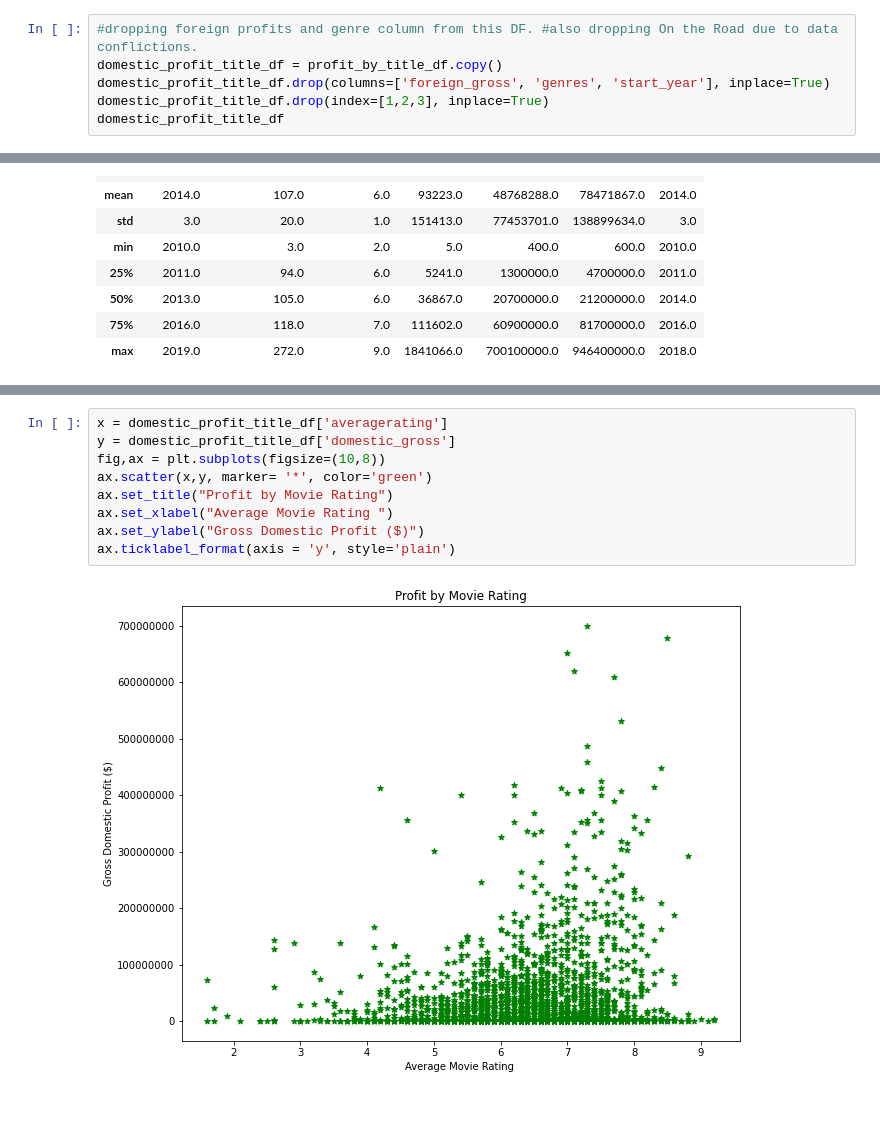
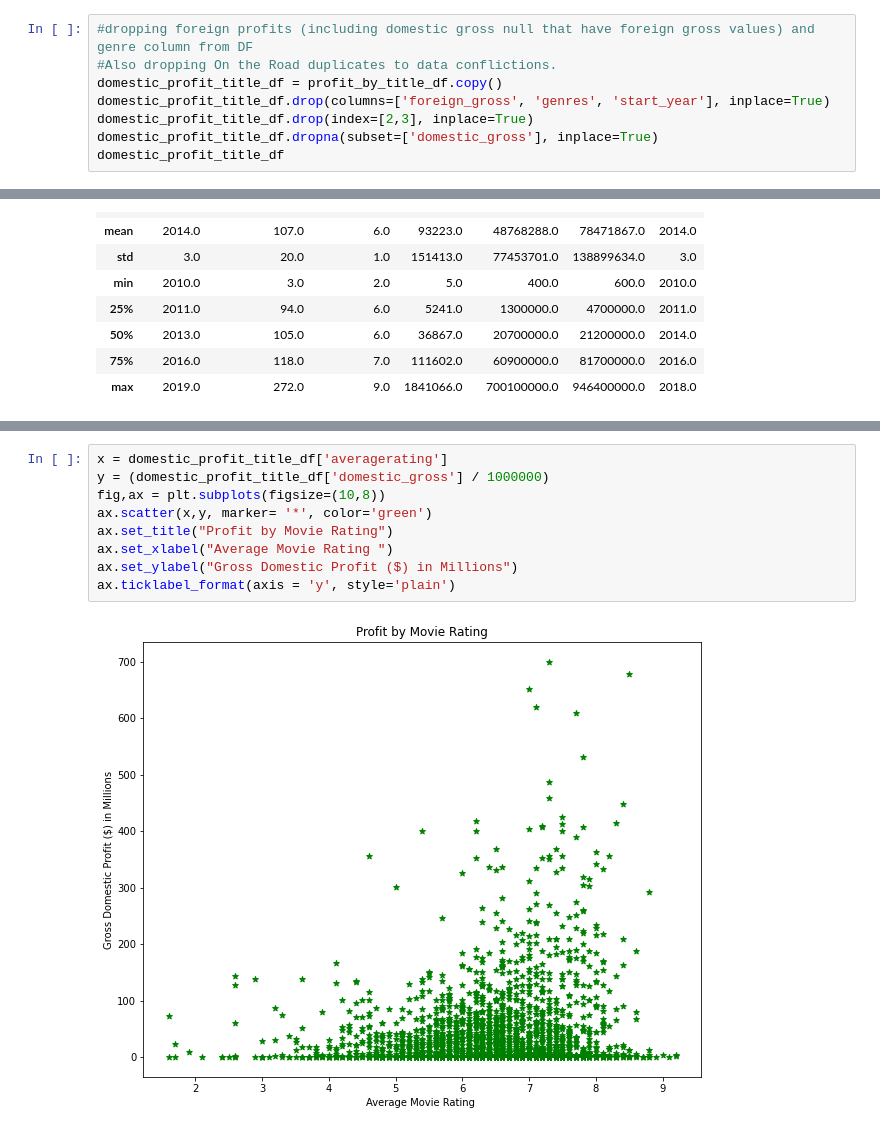
Before and after one commit to learn-co-curriculum/dsc-project-template, a Jupyter notebook: dsc-phase1project-microsoftmoviestudioanalysis-eakland.ipynb, the cells around one changed output, grey strips where cells are left out. Cells and saved outputs as stored; diff of their text form.

```diff
--- a/dsc-phase1project-microsoftmoviestudioanalysis-eakland.ipynb
+++ b/dsc-phase1project-microsoftmoviestudioanalysis-eakland.ipynb
@@ -475,10 +485,12 @@ profit_by_title_df
 | 3019 | tt9151704 | Burn the Stage: The Movie | 2018 | 84.0 | Documentary,Music | 8.8 | 2067 | Documentary | Music | ... |
 3020 rows × 14 columns
 # %%
-#dropping foreign profits and genre column from this DF. #also dropping On the Road due to data conflictions.
+#dropping foreign profits (including domestic gross null that have foreign gross values) and genre column from DF
+#Also dropping On the Road duplicates to data conflictions.
 domestic_profit_title_df = profit_by_title_df.copy()
 domestic_profit_title_df.drop(columns=['foreign_gross', 'genres', 'start_year'], inplace=True)
-domestic_profit_title_df.drop(index=[1,2,3], inplace=True)
+domestic_profit_title_df.drop(index=[2,3], inplace=True)
+domestic_profit_title_df.dropna(subset=['domestic_gross'], inplace=True)
 domestic_profit_title_df
 # %% [output]
 |  | tconst | title | runtime_minutes | averagerating | numvotes | genre_1 | genre_2 | genre_3 | studio | ... |
@@ -535,12 +651,12 @@ ax.ticklabel_format(axis = 'y', style='plain');
 # %%
 x = domestic_profit_title_df['averagerating']
-y = domestic_profit_title_df['domestic_gross']
+y = (domestic_profit_title_df['domestic_gross'] / 1000000)
 fig,ax = plt.subplots(figsize=(10,8))
 ax.scatter(x,y, marker= '*', color='green')
 ax.set_title("Profit by Movie Rating")
 ax.set_xlabel("Average Movie Rating ")
-ax.set_ylabel("Gross Domestic Profit ($)")
+ax.set_ylabel("Gross Domestic Profit ($) in Millions")
 ax.ticklabel_format(axis = 'y', style='plain')
 # %% [output]
-[figure, old version]
+[figure, new version]
 # %%
```
Also changed, not shown: parts of 25 cells of this notebook, 2 other files.
